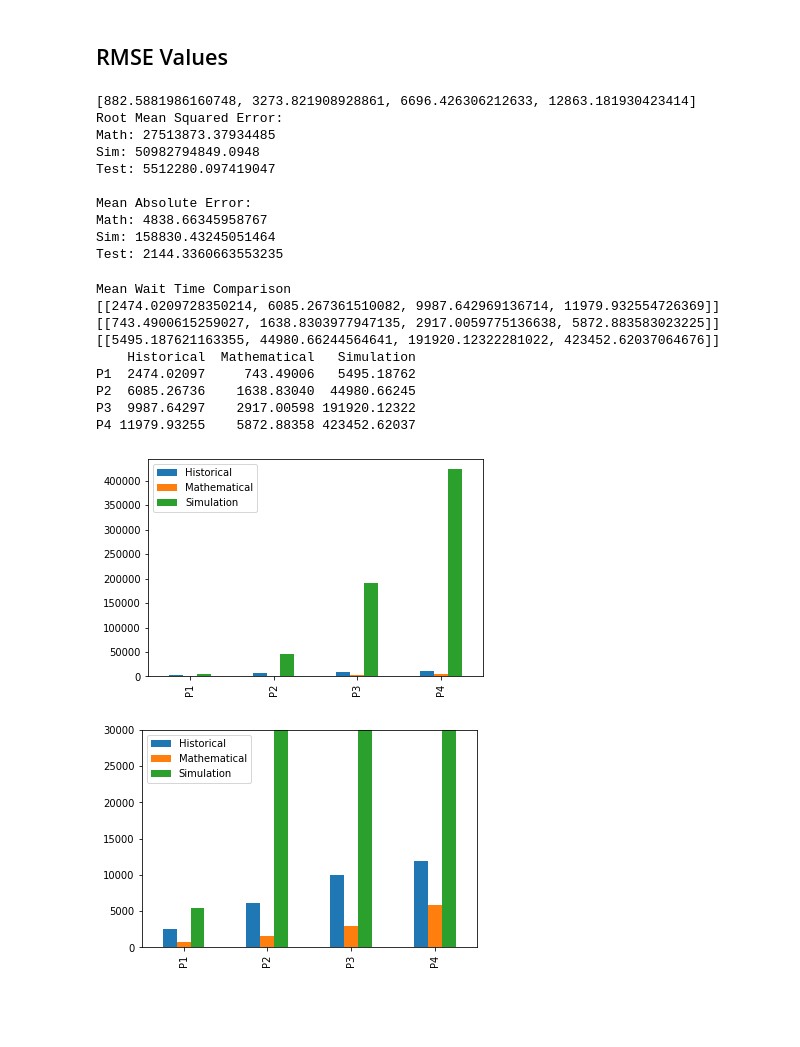
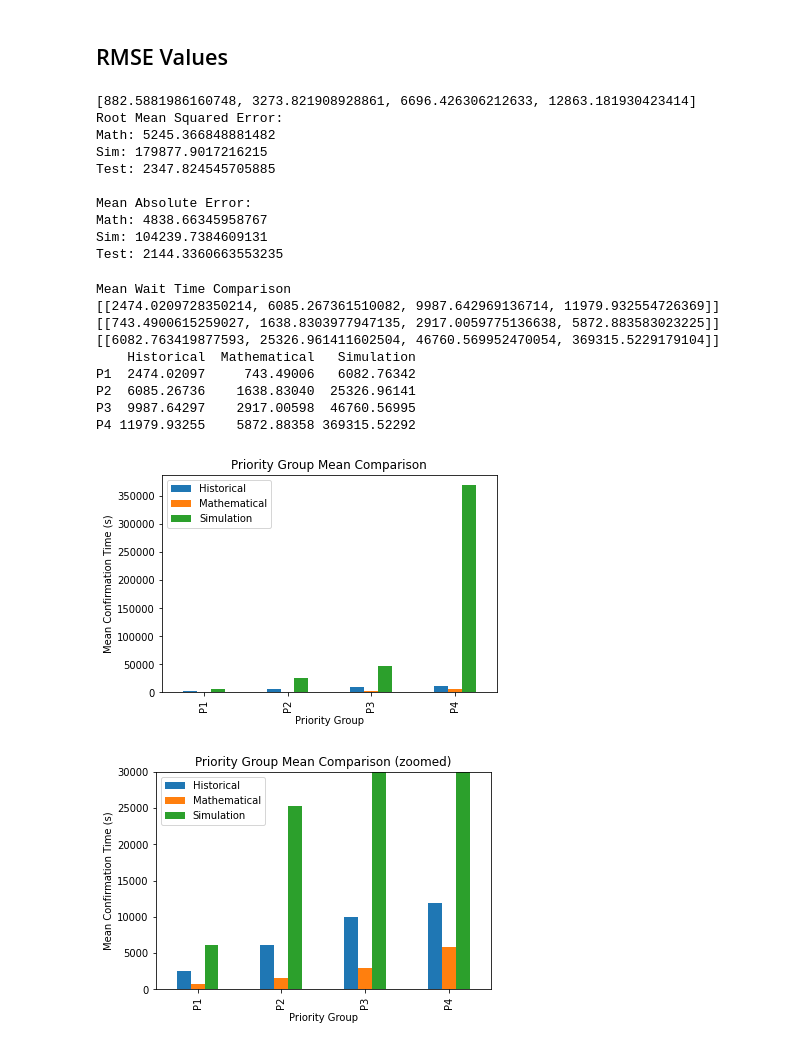
Before and after one commit to EmilyCY/Bitcoin-transaction-confirmation-time-prediction, a Jupyter notebook: model_validation.ipynb, the cells around one changed output. Cells and saved outputs as stored; diff of their text form; code cells hidden in the pictures; blank space fills up the shorter version.

```diff
--- a/model_validation.ipynb
+++ b/model_validation.ipynb
@@ -12,15 +12,17 @@ import time
 import queue as Q
 # %%
 # load the data
-data1 = pd.read_csv("data/TimetxinBlock621500.csv")
-#data1.columns=['index','inputs','outputs','trans_version','trans_size','trans_weight','received_time','relay_node','locktime','trans_fee','confirmed_block_height','index_block_height','confirm_time','waiting_time','feerate','enter_block_height','waiting_block_num','valid_time','valid_block_height','valid_waiting','last_block_interval']
-data2 = pd.read_csv("data/TimetxinBlock622000.csv")
-data2.columns=['index','inputs','outputs','trans_version','trans_size','trans_weight','received_time','relay_node','locktime','trans_fee','confirmed_block_height','index_block_height','confirm_time','waiting_time','feerate','enter_block_height','waiting_block_num','valid_time','valid_block_height','valid_waiting','last_block_interval']
-data3 = pd.read_csv("data/TimetxinBlock622500.csv")
-data3.columns=['index','inputs','outputs','trans_version','trans_size','trans_weight','received_time','relay_node','locktime','trans_fee','confirmed_block_height','index_block_height','confirm_time','waiting_time','feerate','enter_block_height','waiting_block_num','valid_time','valid_block_height','valid_waiting','last_block_interval']
-# combine the data into one dataframe
-data = pd.concat([data1, data2, data3], ignore_index = True)
-# data1.columns=['index','inputs','outputs','trans_version','trans_size','trans_weight','received_time','relay_node','locktime','trans_fee','confirmed_block_height','index_block_height','confirm_time','waiting_time','feerate','enter_block_height','waiting_block_num','valid_time','valid_block_height','valid_waiting','last_block_interval']
+COLS_TO_USE = [4,5,6,9,10,12,13,14,15,16]
+HEADER_NAMES = ['size','weight','received_time','fee','confirmed_block_height','confirm_time','waiting_time','fee_rate','enter_block_height','no_block_confirm']
+
+d1 = pd.read_csv('data/TimetxinBlock621500.csv', usecols=COLS_TO_USE, names=HEADER_NAMES)
+d2 = pd.read_csv('data/TimetxinBlock622000.csv', usecols=COLS_TO_USE, names=HEADER_NAMES)
+d3 = pd.read_csv('data/TimetxinBlock622500.csv', usecols=COLS_TO_USE, names=HEADER_NAMES)
+
+dataFrame = pd.concat([d1, d2, d3])
+
+dataFrame = dataFrame[dataFrame['waiting_time'] >= 0]
+
 
 test1 = pd.read_csv("data/621237_621281_Test_Selected.csv")
 test1.columns = ['index','inputs','outputs','trans_version','trans_size','trans_weight','received_time','relay_node','locktime','trans_fee','confirmed_block_height','index_block_height','confirm_time','waiting_time','fee_rate','enter_block_height','no_block_confirm','valid_time','valid_block_height','valid_waiting','last_block_interval']
@@ -487,13 +482,13 @@ print("Test: " + str(mae_test))
 # %% [output]
 [882.5881986160748, 3273.821908928861, 6696.426306212633, 12863.181930423414]
 Root Mean Squared Error:
-Math: 27513873.37934485
-Sim: 50982794849.0948
-Test: 5512280.097419047
+Math: 5245.366848881482
+Sim: 179877.9017216215
+Test: 2347.824545705885
 
 Mean Absolute Error:
 Math: 4838.66345958767
-Sim: 158830.43245051464
+Sim: 104239.7384609131
 Test: 2144.3360663553235
 # %%
 # Purpose: see how accurately the model can capture the behaviour of transactions, based on transaction-priority.
@@ -508,42 +503,48 @@ for i in range(len(p_group_wait_times)):
 #index.append('Overall')
 
 historical_data = []
 historical_data.append(p_group_wait_times)
 #historical_data.append(data['waiting_time'].mean())
 
 mathematical_data = []
 mathematical_data.append(p_group_response_time)
 #mathematical_data.append(sum(p_group_response_time)/len(p_group_response_time))
 
 simulation_data = []
 simulation_data.append(sim_wait_times)
 #simulation_data.append(results_df['waiting_time'].mean())
 
 print(historical_data)
 print(mathematical_data)
 print(simulation_data)
 data_comparison = pd.DataFrame({'Historical':p_group_wait_times,
-                                #'Test Set': test_set['waiting_time'],
+                                #'Test Set': test_wait_times,
                                 'Mathematical':p_group_response_time,
                                 'Simulation':sim_wait_times},
                                index=index)
 print(data_comparison)
-ax = data_comparison.plot.bar()
-ax.figure.savefig('plots/plot.png')
+data_comparison.plot.bar()
+plt.title("Priority Group Mean Comparison")
+plt.xlabel("Priority Group")
+plt.ylabel("Mean Confirmation Time (s)")
+plt.savefig('plots/plot.png',bbox_inches='tight')
 #px.to_html(ax.figure)#.write_html("plots/plot.html")
 
-ax = data_comparison.plot.bar(ylim=(0,30000))
-ax.figure.savefig('plots/zoomed_plot.png')
+data_comparison.plot.bar(ylim=(0,30000))
+plt.title("Priority Group Mean Comparison (zoomed)")
+plt.xlabel("Priority Group")
+plt.ylabel("Mean Confirmation Time (s)")
+plt.savefig('plots/zoomed_plot.png',bbox_inches='tight')
 #ax.figure.write_html("plots/zoomed_plot.html")
 # %% [output]
 Mean Wait Time Comparison
 [[2474.0209728350214, 6085.267361510082, 9987.642969136714, 11979.932554726369]]
 [[743.4900615259027, 1638.8303977947135, 2917.0059775136638, 5872.883583023225]]
-[[5495.187621163355, 44980.66244564641, 191920.12322281022, 423452.62037064676]]
+[[6082.763419877593, 25326.961411602504, 46760.569952470054, 369315.5229179104]]
     Historical  Mathematical   Simulation
-P1  2474.02097     743.49006   5495.18762
-P2  6085.26736    1638.83040  44980.66245
-P3  9987.64297    2917.00598 191920.12322
-P4 11979.93255    5872.88358 423452.62037
+P1  2474.02097     743.49006   6082.76342
+P2  6085.26736    1638.83040  25326.96141
+P3  9987.64297    2917.00598  46760.56995
+P4 11979.93255    5872.88358 369315.52292
-[figure, old version]
+[figure, new version]
-[figure, old version]
+[figure, new version]
```
Also changed, not shown: parts of 2 cells of this notebook.
